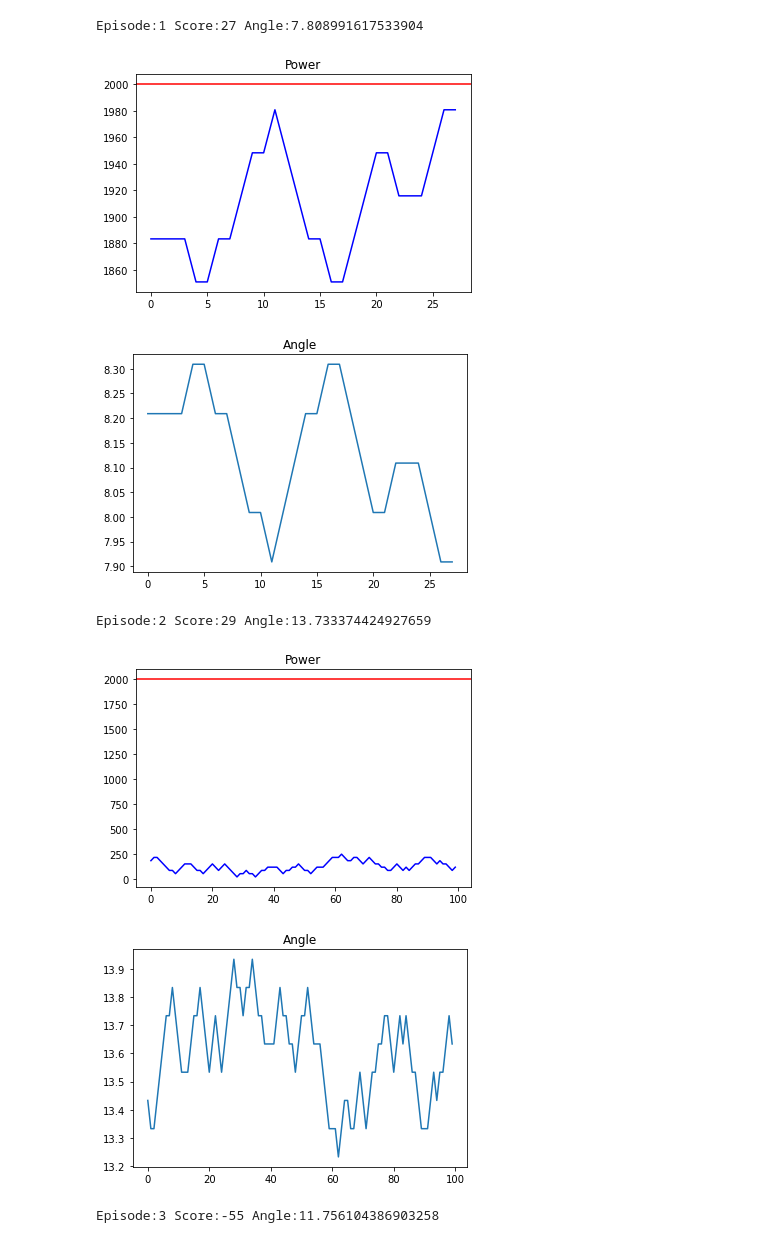
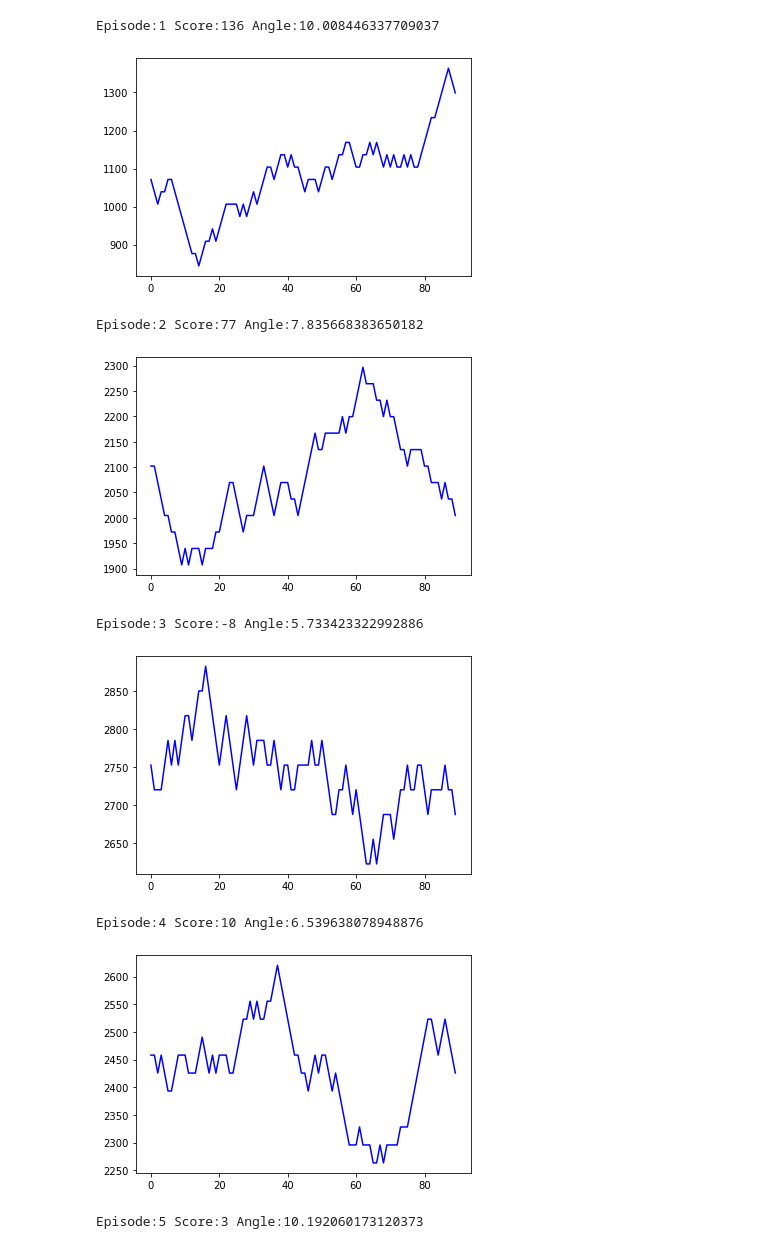
Before and after one commit to Di3go99/Control-de-un-molino-eolico-usando-Aprendizaje-por-refuerzo-profundo, a Jupyter notebook: prueba_molino.ipynb, the cells around one changed output. Drawn from its saved outputs; the diff is of its cells as text; code cells hidden in the pictures.

```diff
--- a/prueba_molino.ipynb
+++ b/prueba_molino.ipynb
@@ -126,38 +209,44 @@ class WindmillEnv(Env):
 
         return self.angle
 # %%
-env = WindmillEnv()
+env = WindmillEnv(0)
 # %%
-episodes = 10
+episodes = 25
 
 for episode in range(1, episodes+1):
-    action = env.reset()
+    state = env.reset()
     done = False
     score = 0
     powerArray = []
     anglesArray = []
     refPower = env.powerRef
 
+    #powerArray.append(env.genPowerEuler)
+    #anglesArray.append(env.angle)
+
     while not done:
+        action = env.action_space.sample()
+        n_state, reward, done, info = env.step(action)
+        score += reward
+
         powerArray.append(env.genPowerEuler)
         anglesArray.append(env.angle)
 
-        action = env.action_space.sample()
-        n_state, reward, done, info = env.step(action)
-        score += reward
     print('Episode:{} Score:{} Angle:{}'.format(episode, score, n_state))
 
-    plt.title("Power"), plt.axhline(y=refPower, color='r', linestyle='-')
+    #plt.title("Power"), plt.axhline(y=refPower, color='r', linestyle='-')
     plt.plot(powerArray, 'b')
     plt.show()
 
-    plt.title("Angle"), plt.plot(anglesArray)
-    plt.show()
+    #plt.title("Angle"), plt.plot(anglesArray)
+    #plt.show()
 # %% [output]
-Episode:1 Score:27 Angle:7.808991617533904
+Episode:1 Score:136 Angle:10.008446337709037
-[figure, old version]
+[figure, new version]
+Episode:2 Score:77 Angle:7.835668383650182
-[figure, old version]
+[figure, new version]
-Episode:2 Score:29 Angle:13.733374424927659
+Episode:3 Score:-8 Angle:5.733423322992886
-[figure, old version]
+[figure, new version]
+Episode:4 Score:10 Angle:6.539638078948876
-[figure, old version]
+[figure, new version]
-Episode:3 Score:-55 Angle:11.756104386903258
+Episode:5 Score:3 Angle:10.192060173120373
```
Also changed, not shown: parts of 15 cells of this notebook.
